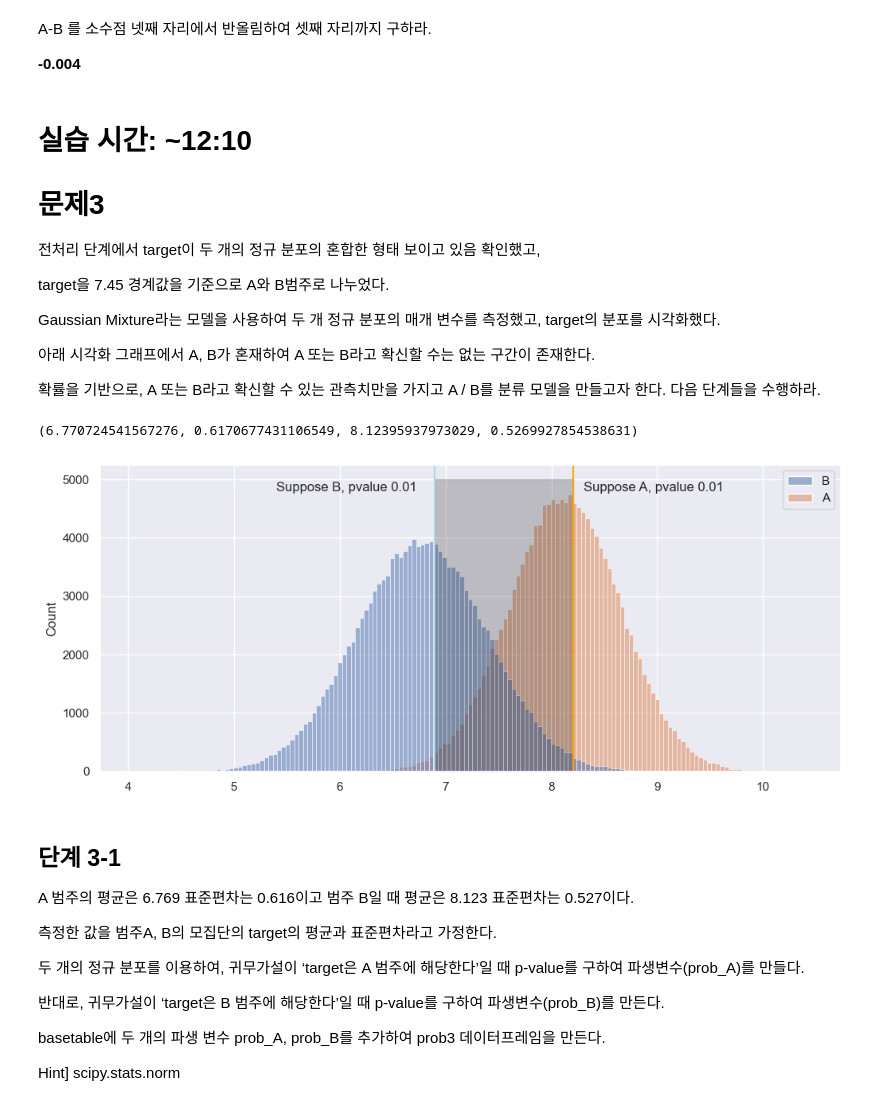
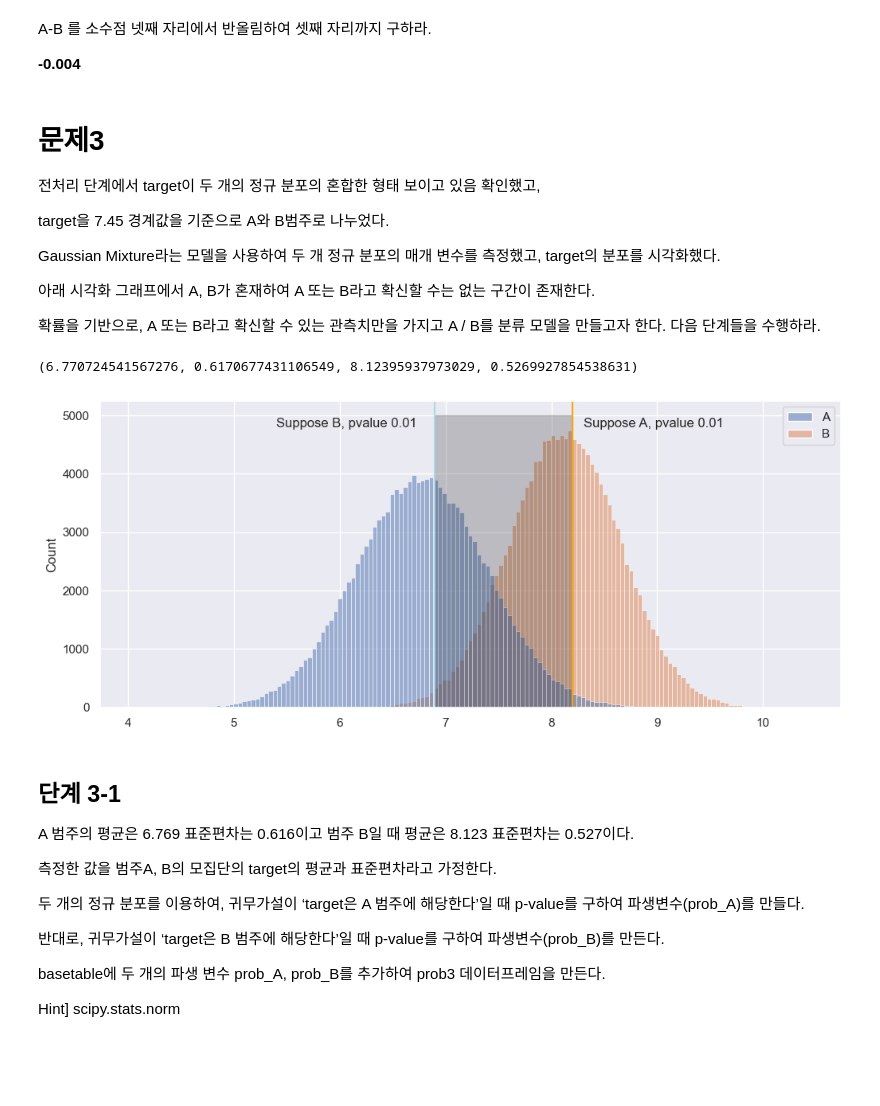
Before and after one commit to sunkusun9/DS_lv3_2304, a Jupyter notebook: sec_ds_lv3_prob2_prob.ipynb, the cells around one changed output. Drawn from its saved outputs; the diff is of its cells as text; code cells hidden in the pictures; blank space fills up the shorter version.

```diff
--- a/sec_ds_lv3_prob2_prob.ipynb
+++ b/sec_ds_lv3_prob2_prob.ipynb
@@ -694,8 +694,6 @@ A-B 를 소수점 넷째 자리에서 반올림하여 셋째 자리까지 구하
 
 **-0.004**
 # %% [markdown]
-# 실습 시간: ~12:10
-
 # 문제3
 
 전처리 단계에서 target이 두 개의 정규 분포의 혼합한 형태 보이고 있음 확인했고,
@@ -734,15 +728,0 @@ mu_B, std_B =8.123, 0.527
-# %%
-# 문제 3에서 사용하는 참고 그래프
-plt.figure(figsize=(12, 5))
-X, y = gmm.sample(300000)
-sns.histplot(x=X[:,0], hue=np.where(y== 0, 'B', 'A'))
-pos_A = norm.ppf(0.99, loc=mu_A, scale=std_A)
-pos_B = norm.ppf(0.01, loc=mu_B, scale=std_B)
-plt.gca().axvline(pos_A, c='orange')
-plt.gca().annotate("Suppose A, pvalue 0.01", (pos_A + 0.1, 4800))
-plt.gca().fill_between([pos_A, pos_B], y1=0, y2=5000, alpha=0.2, color='black')
-plt.gca().axvline(pos_B, c='lightblue')
-plt.gca().annotate("Suppose B, pvalue 0.01", (pos_B - 1.5, 4800))
-plt.show()
-# %% [output]
-[figure, removed]
@@ -749,3 +732,18 @@ plt.show()
+# %%
+# 문제 3에서 사용하는 참고 그래프
+plt.figure(figsize=(12, 5))
+X, y = gmm.sample(300000)
+sns.histplot(x=X[:,0], hue=np.where(y== 0, 'A', 'B'))
+pos_A = norm.ppf(0.99, loc=mu_A, scale=std_A)
+pos_B = norm.ppf(0.01, loc=mu_B, scale=std_B)
+plt.gca().axvline(pos_A, c='orange')
+plt.gca().annotate("Suppose A, pvalue 0.01", (pos_A + 0.1, 4800))
+plt.gca().fill_between([pos_A, pos_B], y1=0, y2=5000, alpha=0.2, color='black')
+plt.gca().axvline(pos_B, c='lightblue')
+plt.gca().annotate("Suppose B, pvalue 0.01", (pos_B - 1.5, 4800))
+plt.show()
+# %% [output]
+[figure, added]
 # %% [markdown]
 ## 단계 3-1
 
```
Also changed, not shown: parts of 59 cells of this notebook.
